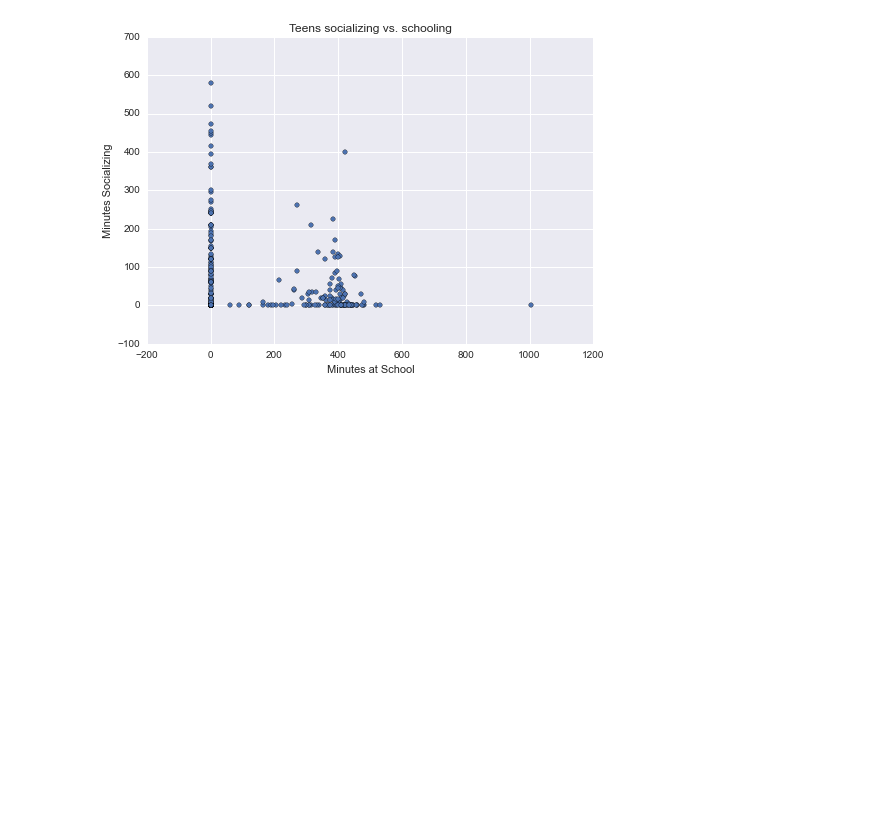
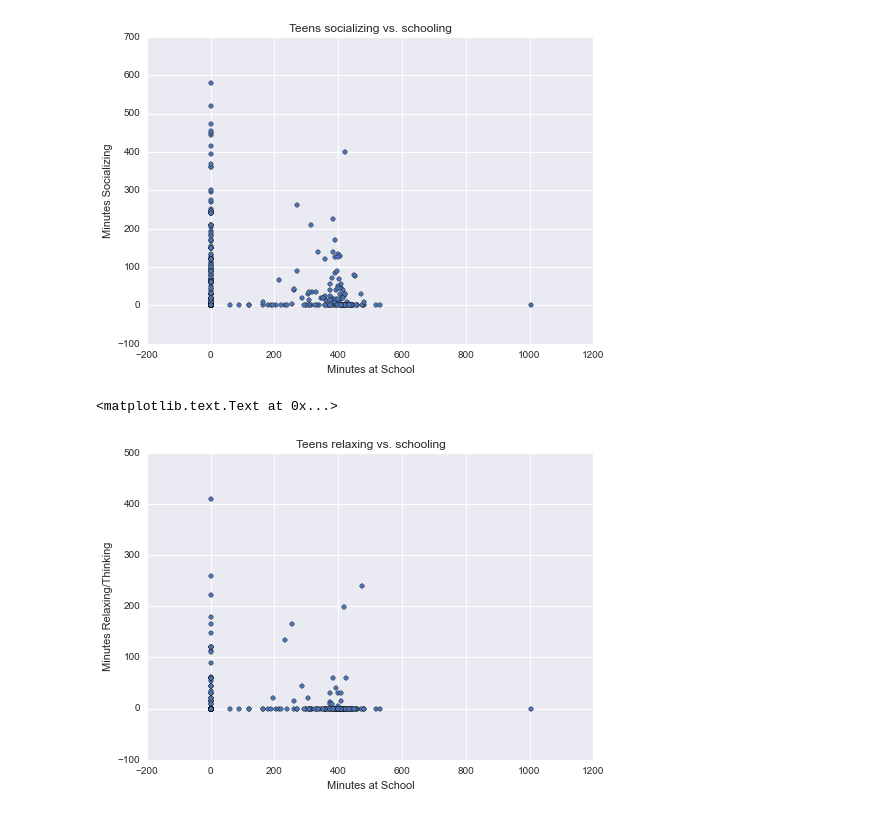
Before and after one commit to zseaborn63/atus-analysis, a Jupyter notebook: Finish Point.ipynb, the cells around one changed output. Drawn from its saved outputs; the diff is of its cells as text; code cells hidden in the pictures; blank space fills up the shorter version.

Commit message:
Added another graph

```diff
--- a/Finish Point.ipynb
+++ b/Finish Point.ipynb
@@ -67,7 +67,7 @@ plt.show()
 # %% [output]
 [figure]
 # %%
-teens_study = ammend_data(summary, teenager_crit, ["t120304", 't060101', 't120101', "TEAGE", "tucaseid"])
+teens_study = ammend_data(summary, teenager_crit, ['t060101', 't120101', 't120201', 't120301', "TEAGE", "tucaseid"])
 # %%
 teens_study.plot(kind="scatter", x='t060101', y="t120101", title="Teens socializing vs. schooling")
 plt.xlabel("Minutes at School")
@@ -75,3 +75,10 @@ plt.ylabel("Minutes Socializing")
 # %% [output]
 <matplotlib.text.Text at 0x...>
 [figure]
+# %%
+teens_study.plot(kind="scatter", x='t060101', y="t120301", title="Teens relaxing vs. schooling")
+plt.xlabel("Minutes at School")
+plt.ylabel("Minutes Relaxing/Thinking")
+# %% [output]
+<matplotlib.text.Text at 0x...>
+[figure, added]
```
